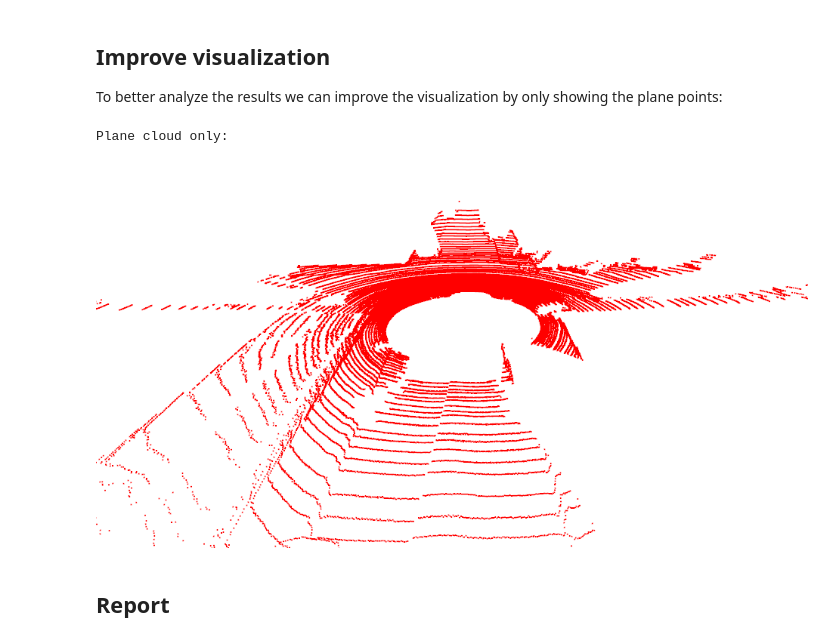
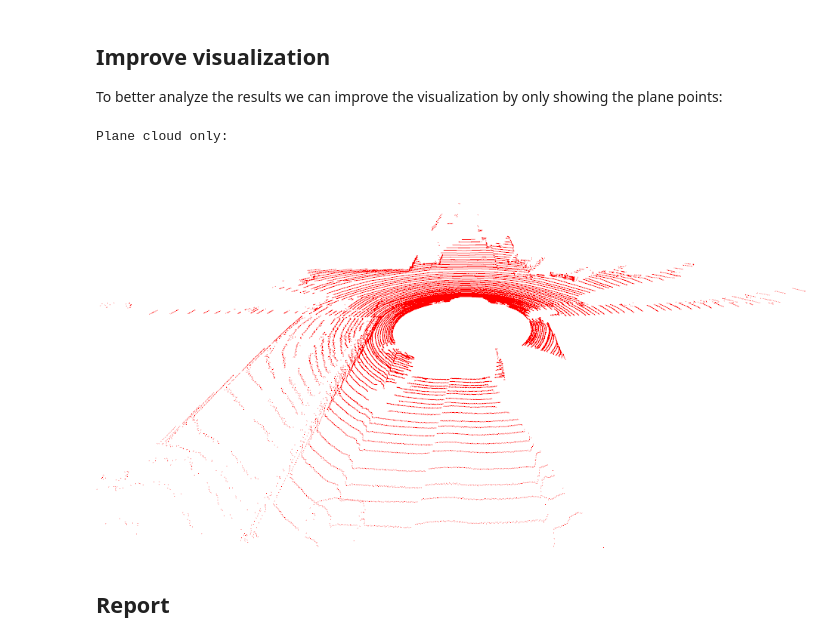
Before and after one commit to nachovizzo/open3d_cpp_python, a Jupyter notebook: plane_segmentation.ipynb, the cells around one changed output. Saved outputs shown, nothing was run; the diff lists cells and outputs as text; code cells hidden in the pictures.

```diff
--- a/plane_segmentation.ipynb
+++ b/plane_segmentation.ipynb
@@ -14,3 +12,13 @@ pcd = o3d.io.read_point_cloud('./kitti_seq_07_scan_000000.ply')
+# %%
+# Read one scan from KITTI
+filename = './kitti_seq_07_scan_000000.ply'
+pcd = o3d.io.read_point_cloud(filename)
+
+# Custom Visualization Viewpoint for this particular scan
+front=[-0.86, -0.13, 0.49]
+lookat=[2.53, 1.12, -5.31]
+up=[0.49, 0.05, 0.87]
+zoom=0.1
 # %% [markdown]
 ## Initial inspection of the data
 # %%
@@ -82,0 +106,9 @@ Results of the plane segmentation:
+# %%
+# Custom params
+distance_threshold = 0.2
+ransac_n = 3
+num_iterations = 1000
+
+print("Results of the plane segmentation with custom parameters:")
+plane_cloud, rest_cloud = \
+    segment_and_visualize_point_cloud(pcd, distance_threshold, ransac_n, num_iterations)
@@ -87,14 +122,13 @@ To better analyze the results we can improve the visualization by only showing t
 # %%
 print("Plane cloud only:")
 o3d.visualization.draw_geometries([plane_cloud],
-                                  point_size=2,
-                                  front=[-0.86, -0.13, 0.49],
-                                  lookat=[2.53, 1.12, -5.31],
-                                  up=[0.49, 0.05, 0.87],
-                                  zoom=0.1)
+                                  front=front,
+                                  lookat=lookat,
+                                  up=up,
+                                  zoom=zoom)
 # %% [output]
 Plane cloud only:
-[figure, old version]
+[figure, new version]
 # %% [markdown]
 ## Report
 # %%
```
Also changed, not shown: parts of 19 cells of this notebook, 1 other file.
